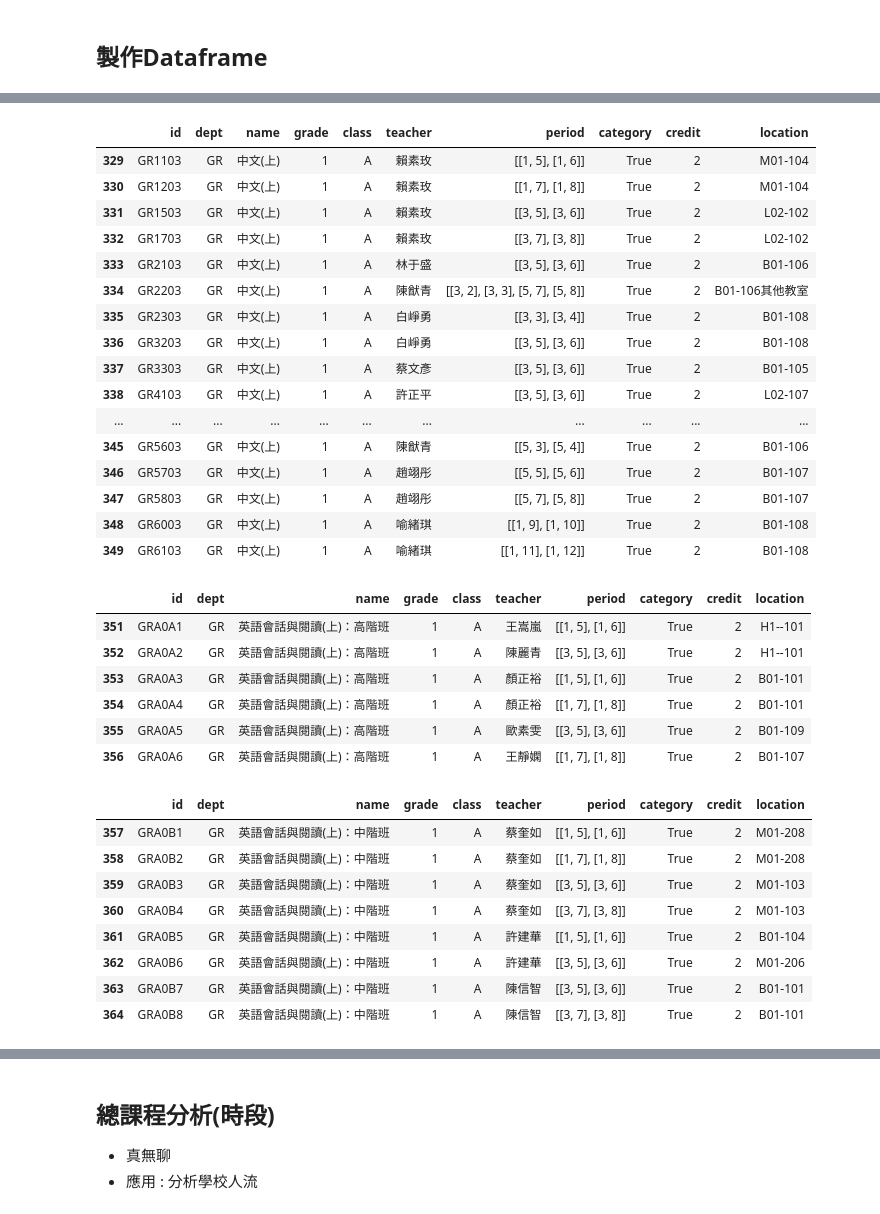
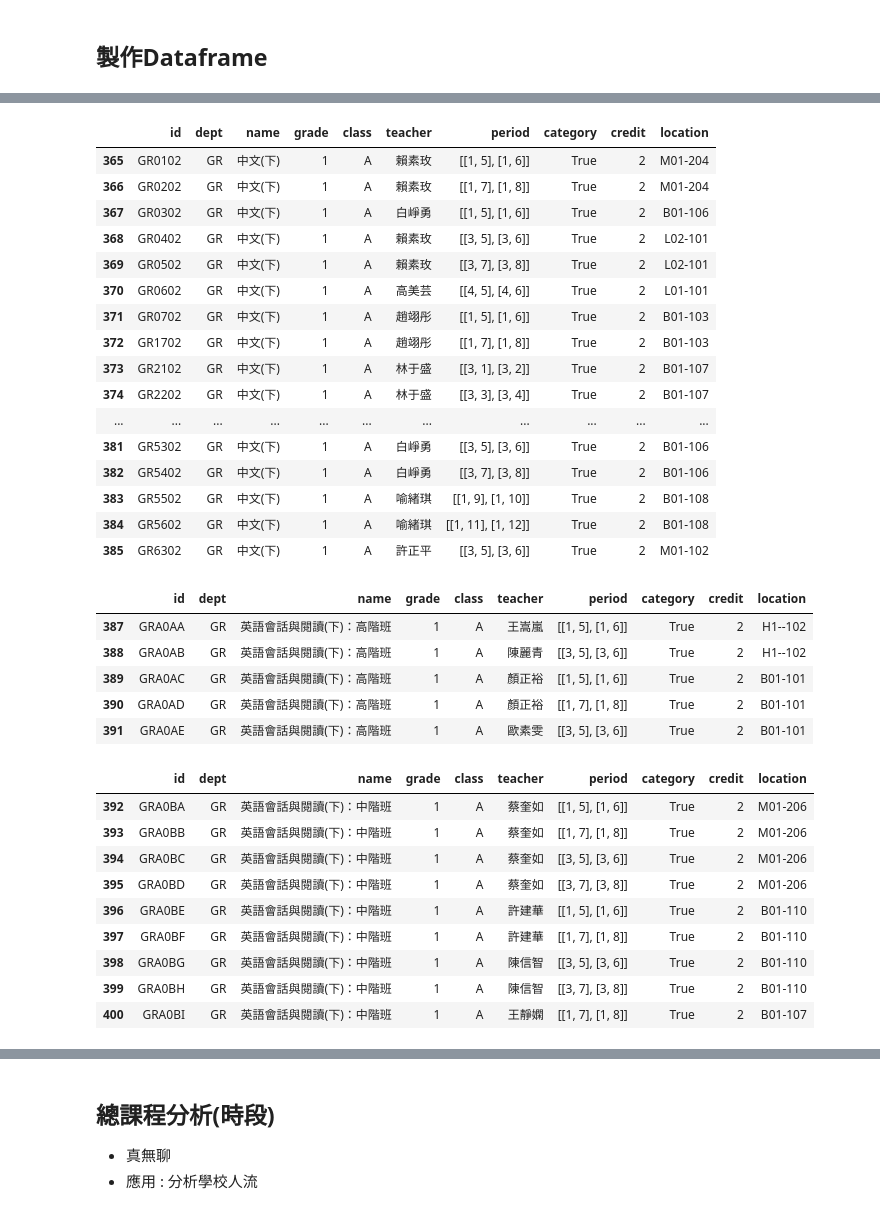
Before and after one commit to chiahsuantw/NUK-Course-Selection-Tool, a Jupyter notebook: scraper/CourseProcessing.ipynb, the cells around one changed output, grey strips where cells are left out. Saved outputs shown, nothing was run; the diff lists cells and outputs as text; code cells hidden in the pictures.

```diff
--- a/scraper/CourseProcessing.ipynb
+++ b/scraper/CourseProcessing.ipynb
@@ -38,43 +38,43 @@ df_allCourse.head()                     # 試一下結果
 # %%
-df_allCourse[df_allCourse['name'] == ' 中文(上)']
+df_allCourse[df_allCourse['name'] == ' 中文(下)']
 # %% [output]
 |  | id | dept | name | grade | class | teacher | period | category | credit | location |
-| 329 | GR1103 | GR | 中文(上) | 1 | A | 賴素玫 | [[1, 5], [1, 6]] | True | 2 | M01-104 |
-| 330 | GR1203 | GR | 中文(上) | 1 | A | 賴素玫 | [[1, 7], [1, 8]] | True | 2 | M01-104 |
-| 331 | GR1503 | GR | 中文(上) | 1 | A | 賴素玫 | [[3, 5], [3, 6]] | True | 2 | L02-102 |
-| 332 | GR1703 | GR | 中文(上) | 1 | A | 賴素玫 | [[3, 7], [3, 8]] | True | 2 | L02-102 |
-| 333 | GR2103 | GR | 中文(上) | 1 | A | 林于盛 | [[3, 5], [3, 6]] | True | 2 | B01-106 |
-| 334 | GR2203 | GR | 中文(上) | 1 | A | 陳猷青 | [[3, 2], [3, 3], [5, 7], [5, 8]] | True | 2 | B01-106其他教室 |
-| 335 | GR2303 | GR | 中文(上) | 1 | A | 白崢勇 | [[3, 3], [3, 4]] | True | 2 | B01-108 |
-| 336 | GR3203 | GR | 中文(上) | 1 | A | 白崢勇 | [[3, 5], [3, 6]] | True | 2 | B01-108 |
-| 337 | GR3303 | GR | 中文(上) | 1 | A | 蔡文彥 | [[3, 5], [3, 6]] | True | 2 | B01-105 |
-| 338 | GR4103 | GR | 中文(上) | 1 | A | 許正平 | [[3, 5], [3, 6]] | True | 2 | L02-107 |
+| 365 | GR0102 | GR | 中文(下) | 1 | A | 賴素玫 | [[1, 5], [1, 6]] | True | 2 | M01-204 |
+| 366 | GR0202 | GR | 中文(下) | 1 | A | 賴素玫 | [[1, 7], [1, 8]] | True | 2 | M01-204 |
+| 367 | GR0302 | GR | 中文(下) | 1 | A | 白崢勇 | [[1, 5], [1, 6]] | True | 2 | B01-106 |
+| 368 | GR0402 | GR | 中文(下) | 1 | A | 賴素玫 | [[3, 5], [3, 6]] | True | 2 | L02-101 |
+| 369 | GR0502 | GR | 中文(下) | 1 | A | 賴素玫 | [[3, 7], [3, 8]] | True | 2 | L02-101 |
+| 370 | GR0602 | GR | 中文(下) | 1 | A | 高美芸 | [[4, 5], [4, 6]] | True | 2 | L01-101 |
+| 371 | GR0702 | GR | 中文(下) | 1 | A | 趙翊彤 | [[1, 5], [1, 6]] | True | 2 | B01-103 |
+| 372 | GR1702 | GR | 中文(下) | 1 | A | 趙翊彤 | [[1, 7], [1, 8]] | True | 2 | B01-103 |
+| 373 | GR2102 | GR | 中文(下) | 1 | A | 林于盛 | [[3, 1], [3, 2]] | True | 2 | B01-107 |
+| 374 | GR2202 | GR | 中文(下) | 1 | A | 林于盛 | [[3, 3], [3, 4]] | True | 2 | B01-107 |
 | ... | ... | ... | ... | ... | ... | ... | ... | ... | ... | ... |
-| 345 | GR5603 | GR | 中文(上) | 1 | A | 陳猷青 | [[5, 3], [5, 4]] | True | 2 | B01-106 |
-| 346 | GR5703 | GR | 中文(上) | 1 | A | 趙翊彤 | [[5, 5], [5, 6]] | True | 2 | B01-107 |
-| 347 | GR5803 | GR | 中文(上) | 1 | A | 趙翊彤 | [[5, 7], [5, 8]] | True | 2 | B01-107 |
-| 348 | GR6003 | GR | 中文(上) | 1 | A | 喻緒琪 | [[1, 9], [1, 10]] | True | 2 | B01-108 |
-| 349 | GR6103 | GR | 中文(上) | 1 | A | 喻緒琪 | [[1, 11], [1, 12]] | True | 2 | B01-108 |
+| 381 | GR5302 | GR | 中文(下) | 1 | A | 白崢勇 | [[3, 5], [3, 6]] | True | 2 | B01-106 |
+| 382 | GR5402 | GR | 中文(下) | 1 | A | 白崢勇 | [[3, 7], [3, 8]] | True | 2 | B01-106 |
+| 383 | GR5502 | GR | 中文(下) | 1 | A | 喻緒琪 | [[1, 9], [1, 10]] | True | 2 | B01-108 |
+| 384 | GR5602 | GR | 中文(下) | 1 | A | 喻緒琪 | [[1, 11], [1, 12]] | True | 2 | B01-108 |
+| 385 | GR6302 | GR | 中文(下) | 1 | A | 許正平 | [[3, 5], [3, 6]] | True | 2 | M01-102 |
 # %%
-df_allCourse[df_allCourse['name'] == ' 英語會話與閱讀(上)：高階班']
+df_allCourse[df_allCourse['name'] == ' 英語會話與閱讀(下)：高階班']
 # %% [output]
 |  | id | dept | name | grade | class | teacher | period | category | credit | location |
-| 351 | GRA0A1 | GR | 英語會話與閱讀(上)：高階班 | 1 | A | 王嵩嵐 | [[1, 5], [1, 6]] | True | 2 | H1--101 |
-| 352 | GRA0A2 | GR | 英語會話與閱讀(上)：高階班 | 1 | A | 陳麗青 | [[3, 5], [3, 6]] | True | 2 | H1--101 |
-| 353 | GRA0A3 | GR | 英語會話與閱讀(上)：高階班 | 1 | A | 顏正裕 | [[1, 5], [1, 6]] | True | 2 | B01-101 |
-| 354 | GRA0A4 | GR | 英語會話與閱讀(上)：高階班 | 1 | A | 顏正裕 | [[1, 7], [1, 8]] | True | 2 | B01-101 |
-| 355 | GRA0A5 | GR | 英語會話與閱讀(上)：高階班 | 1 | A | 歐素雯 | [[3, 5], [3, 6]] | True | 2 | B01-109 |
-| 356 | GRA0A6 | GR | 英語會話與閱讀(上)：高階班 | 1 | A | 王靜嫻 | [[1, 7], [1, 8]] | True | 2 | B01-107 |
+| 387 | GRA0AA | GR | 英語會話與閱讀(下)：高階班 | 1 | A | 王嵩嵐 | [[1, 5], [1, 6]] | True | 2 | H1--102 |
+| 388 | GRA0AB | GR | 英語會話與閱讀(下)：高階班 | 1 | A | 陳麗青 | [[3, 5], [3, 6]] | True | 2 | H1--102 |
+| 389 | GRA0AC | GR | 英語會話與閱讀(下)：高階班 | 1 | A | 顏正裕 | [[1, 5], [1, 6]] | True | 2 | B01-101 |
+| 390 | GRA0AD | GR | 英語會話與閱讀(下)：高階班 | 1 | A | 顏正裕 | [[1, 7], [1, 8]] | True | 2 | B01-101 |
+| 391 | GRA0AE | GR | 英語會話與閱讀(下)：高階班 | 1 | A | 歐素雯 | [[3, 5], [3, 6]] | True | 2 | B01-101 |
 # %%
-df_allCourse[df_allCourse['name'] == ' 英語會話與閱讀(上)：中階班']
+df_allCourse[df_allCourse['name'] == ' 英語會話與閱讀(下)：中階班']
 # %% [output]
 |  | id | dept | name | grade | class | teacher | period | category | credit | location |
-| 357 | GRA0B1 | GR | 英語會話與閱讀(上)：中階班 | 1 | A | 蔡奎如 | [[1, 5], [1, 6]] | True | 2 | M01-208 |
-| 358 | GRA0B2 | GR | 英語會話與閱讀(上)：中階班 | 1 | A | 蔡奎如 | [[1, 7], [1, 8]] | True | 2 | M01-208 |
-| 359 | GRA0B3 | GR | 英語會話與閱讀(上)：中階班 | 1 | A | 蔡奎如 | [[3, 5], [3, 6]] | True | 2 | M01-103 |
-| 360 | GRA0B4 | GR | 英語會話與閱讀(上)：中階班 | 1 | A | 蔡奎如 | [[3, 7], [3, 8]] | True | 2 | M01-103 |
-| 361 | GRA0B5 | GR | 英語會話與閱讀(上)：中階班 | 1 | A | 許建華 | [[1, 5], [1, 6]] | True | 2 | B01-104 |
-| 362 | GRA0B6 | GR | 英語會話與閱讀(上)：中階班 | 1 | A | 許建華 | [[3, 5], [3, 6]] | True | 2 | M01-206 |
-| 363 | GRA0B7 | GR | 英語會話與閱讀(上)：中階班 | 1 | A | 陳信智 | [[3, 5], [3, 6]] | True | 2 | B01-101 |
-| 364 | GRA0B8 | GR | 英語會話與閱讀(上)：中階班 | 1 | A | 陳信智 | [[3, 7], [3, 8]] | True | 2 | B01-101 |
+| 392 | GRA0BA | GR | 英語會話與閱讀(下)：中階班 | 1 | A | 蔡奎如 | [[1, 5], [1, 6]] | True | 2 | M01-206 |
+| 393 | GRA0BB | GR | 英語會話與閱讀(下)：中階班 | 1 | A | 蔡奎如 | [[1, 7], [1, 8]] | True | 2 | M01-206 |
+| 394 | GRA0BC | GR | 英語會話與閱讀(下)：中階班 | 1 | A | 蔡奎如 | [[3, 5], [3, 6]] | True | 2 | M01-206 |
+| 395 | GRA0BD | GR | 英語會話與閱讀(下)：中階班 | 1 | A | 蔡奎如 | [[3, 7], [3, 8]] | True | 2 | M01-206 |
+| 396 | GRA0BE | GR | 英語會話與閱讀(下)：中階班 | 1 | A | 許建華 | [[1, 5], [1, 6]] | True | 2 | B01-110 |
+| 397 | GRA0BF | GR | 英語會話與閱讀(下)：中階班 | 1 | A | 許建華 | [[1, 7], [1, 8]] | True | 2 | B01-110 |
+| 398 | GRA0BG | GR | 英語會話與閱讀(下)：中階班 | 1 | A | 陳信智 | [[3, 5], [3, 6]] | True | 2 | B01-110 |
+| 399 | GRA0BH | GR | 英語會話與閱讀(下)：中階班 | 1 | A | 陳信智 | [[3, 7], [3, 8]] | True | 2 | B01-110 |
+| 400 | GRA0BI | GR | 英語會話與閱讀(下)：中階班 | 1 | A | 王靜嫻 | [[1, 7], [1, 8]] | True | 2 | B01-107 |
 # %%
```
Also changed, not shown: parts of 7 cells of this notebook, 3 other files.
